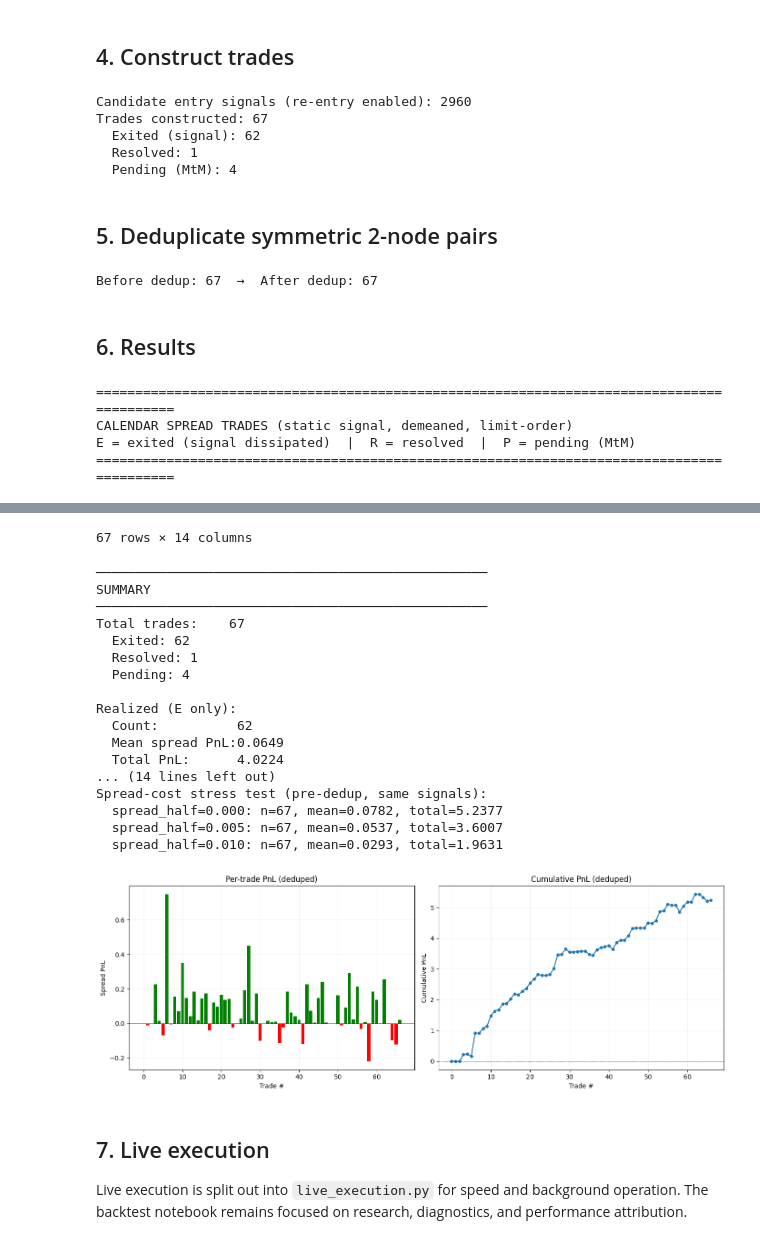
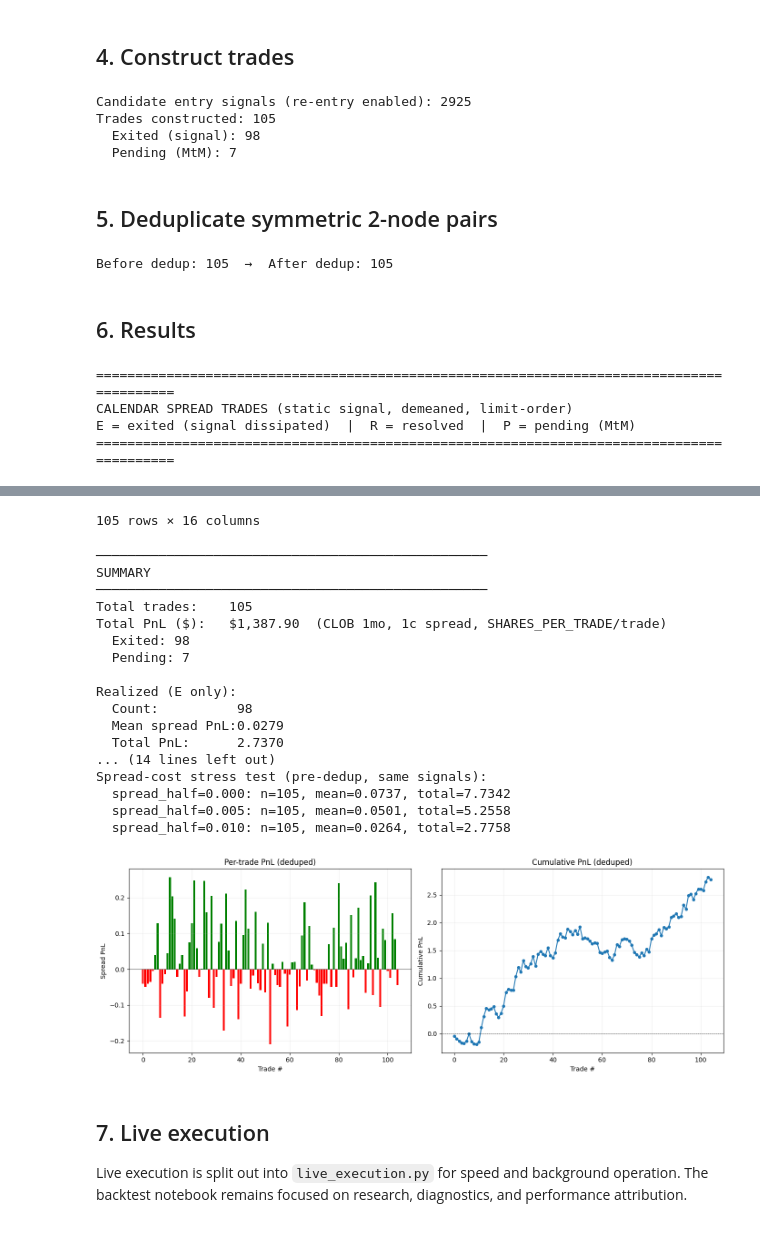
Before and after one commit to AnranSeverac/polymarketTermStructure, a Jupyter notebook: curve_dislocation_backtest.ipynb, the cells around one changed output, grey strips where cells are left out. Drawn from its saved outputs; the diff is of its cells as text; code cells hidden in the pictures.

```diff
--- a/curve_dislocation_backtest.ipynb
+++ b/curve_dislocation_backtest.ipynb
@@ -37,8 +37,9 @@ from curve_pipeline import (
 # %%
 MAX_EVENTS = 1200
 MAX_MARKETS = 1200
-LOOKBACK_DAYS = 365
-FIDELITY = 0                         # 0 = use interval endpoint (coarser, longer history)
+# CLOB only goes back ~1 month; use 30 days + fidelity to use CLOB data.
+LOOKBACK_DAYS = 30
+FIDELITY = 60                        # use CLOB fidelity endpoint (~1 month max)
 INTERVAL = "1h"                      # hourly bars
 
 STATIC_POLY_DEGREE = 2
@@ -46,12 +47,12 @@ STATIC_MIN_NODES = 2
 STATIC_LAG = 1                       # 1 bar = 1 hour lag
 REF_SMOOTH_BARS = 3                  # smooth ref over 3 bars = 3 hours
 
-STATIC_THRESHOLD = 0.15
+STATIC_THRESHOLD = 0.12              # match live
 EXIT_THRESHOLD = 0.03
 
-# Bid-ask: half-spread in prob units (e.g. 0.01 = 1¢ per side). Limit orders → assume fill at mid → 0.
-# Use > 0 only to stress-test as if taking liquidity (market orders).
-SPREAD_HALF = 0.0
+# Simulate top-of-book taker: 1c per side. Sizing matches live (500 shares max per trade).
+SPREAD_HALF = 0.01
+SHARES_PER_TRADE = 500
 
 EXCLUDE_EVENT_IDS = []
 EXCLUDE_POOR_FIT = False               # drop events with worst static-model fit
@@ -455,6 +456,7 @@ trades_df = build_trades_static_dislocation(
     spread_half=SPREAD_HALF,
     max_weight_per_leg=MAX_WEIGHT_PER_LEG,
     max_gross_hedge=MAX_GROSS_HEDGE,
+    shares_per_trade=SHARES_PER_TRADE,
 )
 
 print(f"Trades constructed: {len(trades_df)}")
@@ -465,11 +467,10 @@ if not trades_df.empty:
             label = {"E": "Exited (signal)", "R": "Resolved", "P": "Pending (MtM)"}[s]
             print(f"  {label}: {n}")
 # %% [output]
-Candidate entry signals (re-entry enabled): 2960
-Trades constructed: 67
-  Exited (signal): 62
-  Resolved: 1
-  Pending (MtM): 4
+Candidate entry signals (re-entry enabled): 2925
+Trades constructed: 105
+  Exited (signal): 98
+  Pending (MtM): 7
 # %% [markdown]
 ## 5. Deduplicate symmetric 2-node pairs
 # %%
@@ -517,7 +518,7 @@ else:
     deduped_df = pd.DataFrame(deduped_rows).reset_index(drop=True)
     print(f"Before dedup: {len(trades_df)}  →  After dedup: {len(deduped_df)}")
 # %% [output]
-Before dedup: 67  →  After dedup: 67
+Before dedup: 105  →  After dedup: 105
 # %% [markdown]
 ## 6. Results
 # %%
@@ -526,8 +527,10 @@ if not results.empty:
     display_cols = [
         "event", "entry_ts", "hold_time", "status", "spread_type",
         "dis_node", "dis_entry", "dis_exit", "dis_pnl",
-        "hedge_legs", "hedge_pnl", "spread_pnl", "static_resid", "n_nodes",
+        "hedge_legs", "hedge_pnl", "spread_pnl", "spread_pnl_dollars", "shares", "static_resid", "n_nodes",
     ]
+    if "spread_pnl_dollars" not in results.columns:
+        display_cols = [c for c in display_cols if c not in ("spread_pnl_dollars", "shares")]
     print("=" * 90)
     print("CALENDAR SPREAD TRADES (static signal, demeaned, limit-order)")
     print("E = exited (signal dissipated)  |  R = resolved  |  P = pending (MtM)")
@@ -539,6 +542,9 @@ if not results.empty:
     print("SUMMARY")
     print(f"{'─' * 50}")
     print(f"Total trades:    {len(results)}")
+    if "spread_pnl_dollars" in results.columns:
+        total_dollars = results["spread_pnl_dollars"].sum()
+        print(f"Total PnL ($):   ${total_dollars:,.2f}  (CLOB 1mo, 1c spread, SHARES_PER_TRADE/trade)")
     for s, lbl in [("E", "Exited"), ("R", "Resolved"), ("P", "Pending")]:
         n = (results["status"] == s).sum()
         if n: print(f"  {lbl}: {n}")
@@ -630,22 +636,22 @@ E = exited (signal dissipated)  |  R = resolved  |  P = pending (MtM)
-67 rows × 14 columns
+105 rows × 16 columns
 ──────────────────────────────────────────────────
 SUMMARY
 ──────────────────────────────────────────────────
-Total trades:    67
-  Exited: 62
-  Resolved: 1
-  Pending: 4
+Total trades:    105
+Total PnL ($):   $1,387.90  (CLOB 1mo, 1c spread, SHARES_PER_TRADE/trade)
+  Exited: 98
+  Pending: 7
 
 Realized (E only):
-  Count:          62
-  Mean spread PnL:0.0649
-  Total PnL:      4.0224
+  Count:          98
+  Mean spread PnL:0.0279
+  Total PnL:      2.7370
 ... (14 lines left out)
 Spread-cost stress test (pre-dedup, same signals):
-  spread_half=0.000: n=67, mean=0.0782, total=5.2377
-  spread_half=0.005: n=67, mean=0.0537, total=3.6007
-  spread_half=0.010: n=67, mean=0.0293, total=1.9631
+  spread_half=0.000: n=105, mean=0.0737, total=7.7342
+  spread_half=0.005: n=105, mean=0.0501, total=5.2558
+  spread_half=0.010: n=105, mean=0.0264, total=2.7758
-[figure, old version]
+[figure, new version]
 # %% [markdown]
 ## 7. Live execution
 
```
Also changed, not shown: parts of 19 cells of this notebook, 5 other files.
